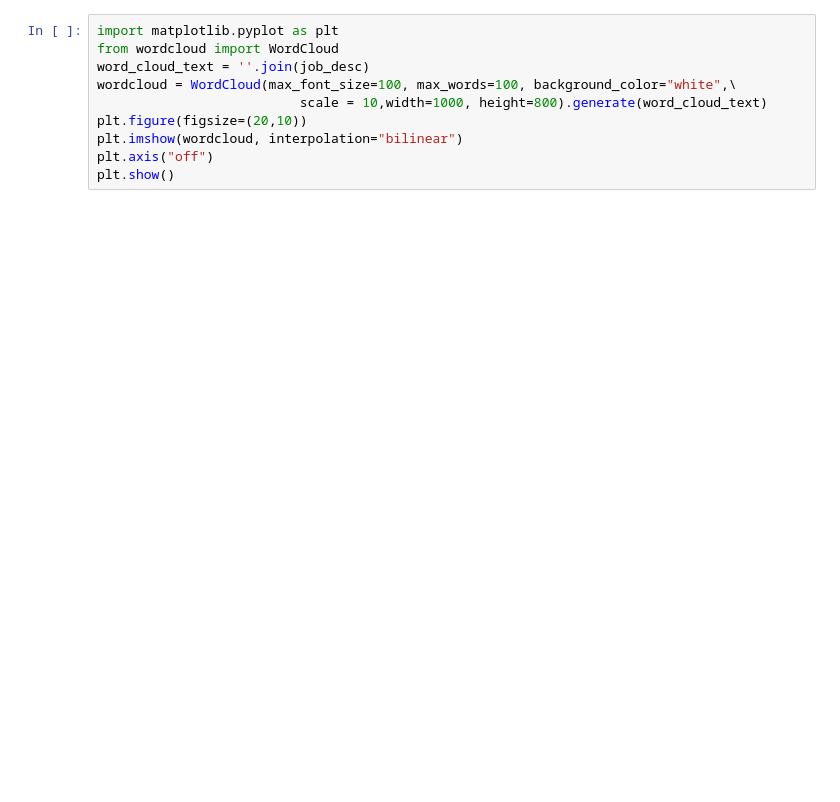
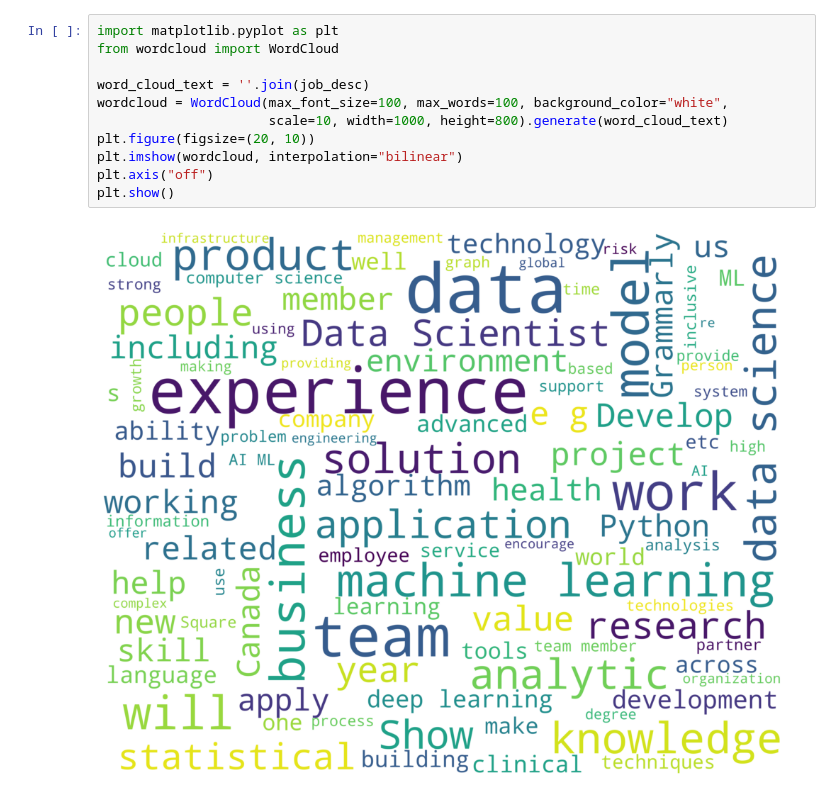
Before and after one commit to HrutikMehta0/WebScrappingIndeed, a Jupyter notebook: LinkedInWebScrapper.ipynb, the cells around one changed output. Drawn from its saved outputs; the diff is of its cells as text; blank space fills up the shorter version.

```diff
--- a/LinkedInWebScrapper.ipynb
+++ b/LinkedInWebScrapper.ipynb
@@ -60,10 +88,13 @@ job_desc
 # %%
 import matplotlib.pyplot as plt
 from wordcloud import WordCloud
+
 word_cloud_text = ''.join(job_desc)
-wordcloud = WordCloud(max_font_size=100, max_words=100, background_color="white",\
-                          scale = 10,width=1000, height=800).generate(word_cloud_text)
-plt.figure(figsize=(20,10))
+wordcloud = WordCloud(max_font_size=100, max_words=100, background_color="white",
+                      scale=10, width=1000, height=800).generate(word_cloud_text)
+plt.figure(figsize=(20, 10))
 plt.imshow(wordcloud, interpolation="bilinear")
 plt.axis("off")
 plt.show()
+# %% [output]
+[figure, added]
```
Also changed, not shown: parts of 4 cells of this notebook.
